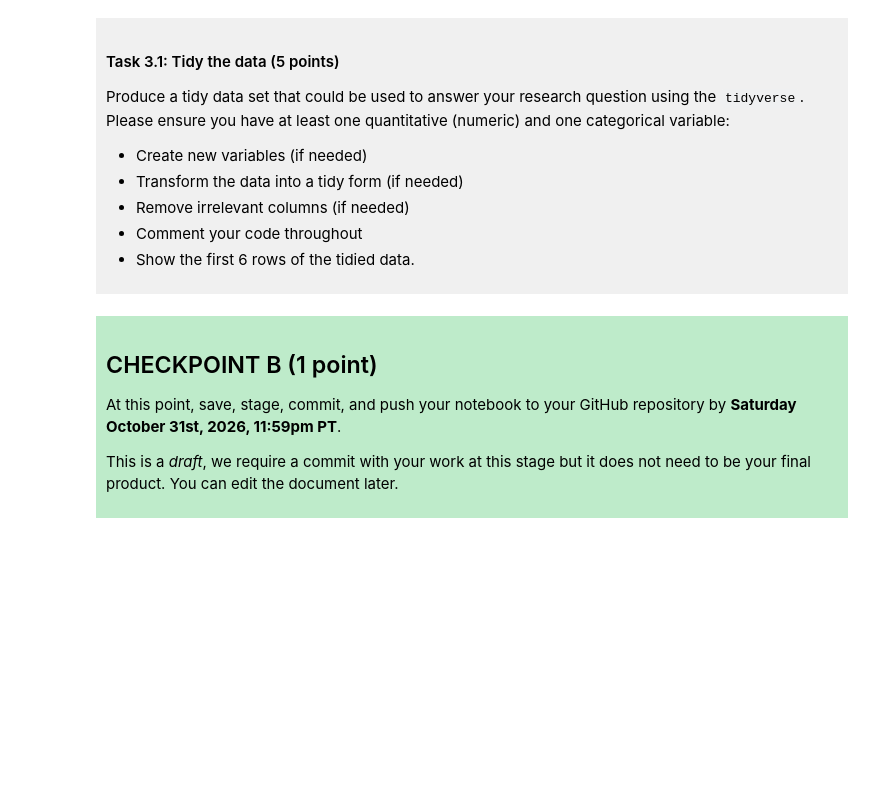
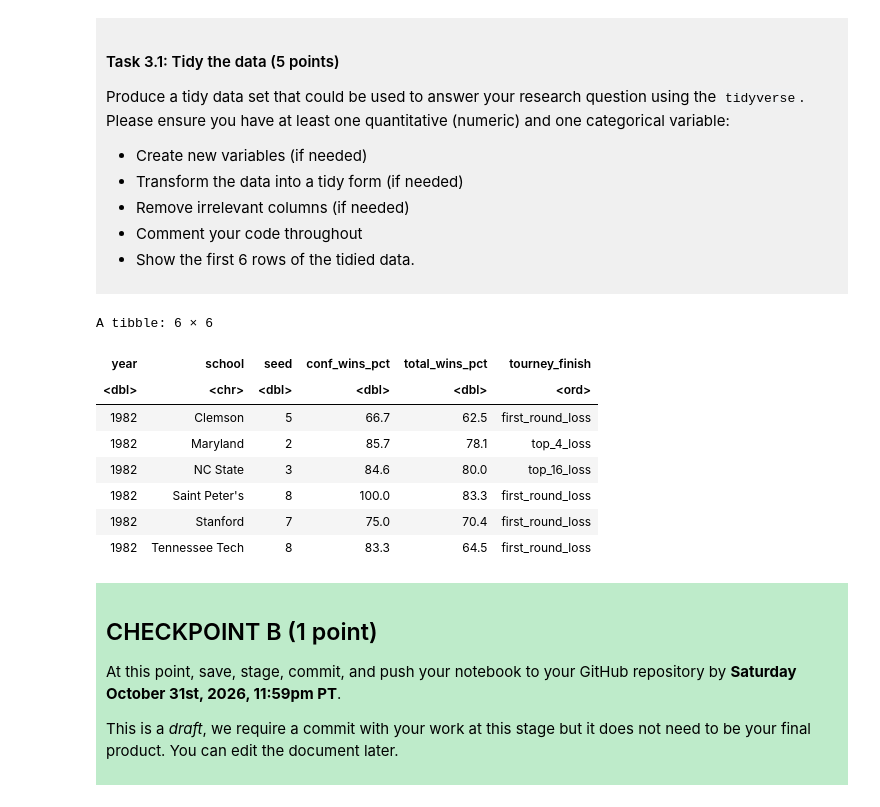
Before and after one commit to Fiona19Feng/dsci-100-project-fiona-fengyiming, a Jupyter notebook: dsci-100-project-notebook.ipynb, the cells around one changed output. Drawn from its saved outputs; the diff is of its cells as text; code cells hidden in the pictures; blank space fills up the shorter version.

```diff
--- a/dsci-100-project-notebook.ipynb
+++ b/dsci-100-project-notebook.ipynb
@@ -189,7 +219,23 @@ Produce a tidy data set that could be used to answer your research question usin
 
 </div>
 # %%
-### EDIT THIS CODE CELL ###
+womens_march_madness_tidy <- womens_march_madness |>
+  select(year, school, seed, conf_wins_pct, total_wins_pct, tourney_finish) |>
+  drop_na(seed, conf_wins_pct, total_wins_pct, tourney_finish) |>
+  mutate(tourney_finish = factor(tourney_finish, levels = c("opening_round_loss", "first_round_loss",
+               "second_round_loss", "top_16_loss", "top_8_loss",
+               "top_4_loss","top_2_loss", "champ"), ordered = TRUE))
+head(womens_march_madness_tidy, n = 6)
+# %% [output]
+A tibble: 6 × 6
+| year | school | seed | conf_wins_pct | total_wins_pct | tourney_finish |
+| <dbl> | <chr> | <dbl> | <dbl> | <dbl> | <ord> |
+| 1982 | Clemson | 5 | 66.7 | 62.5 | first_round_loss |
+| 1982 | Maryland | 2 | 85.7 | 78.1 | top_4_loss |
+| 1982 | NC State | 3 | 84.6 | 80.0 | top_16_loss |
+| 1982 | Saint Peter's | 8 | 100.0 | 83.3 | first_round_loss |
+| 1982 | Stanford | 7 | 75.0 | 70.4 | first_round_loss |
+| 1982 | Tennessee Tech | 8 | 83.3 | 64.5 | first_round_loss |
 # %% [markdown]
 <div style="background-color: #beebca; padding: 10px;">
 
```
Also changed, not shown: parts of 3 cells of this notebook.
